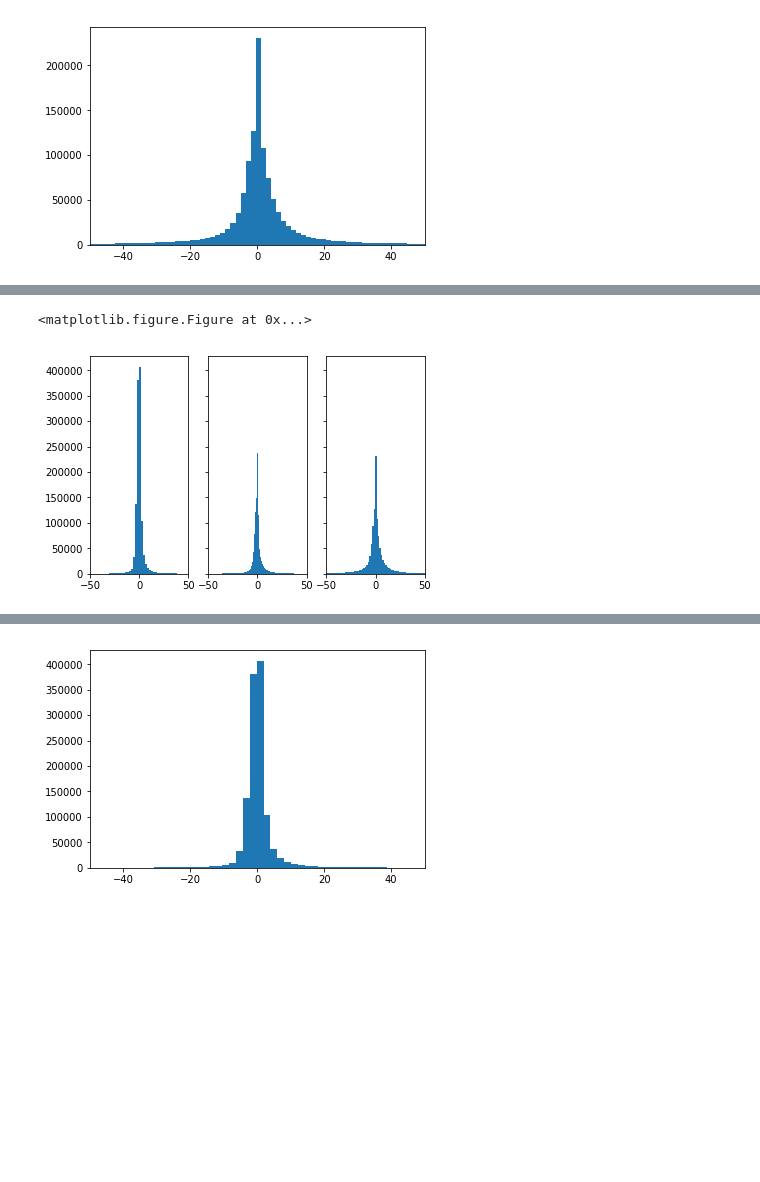
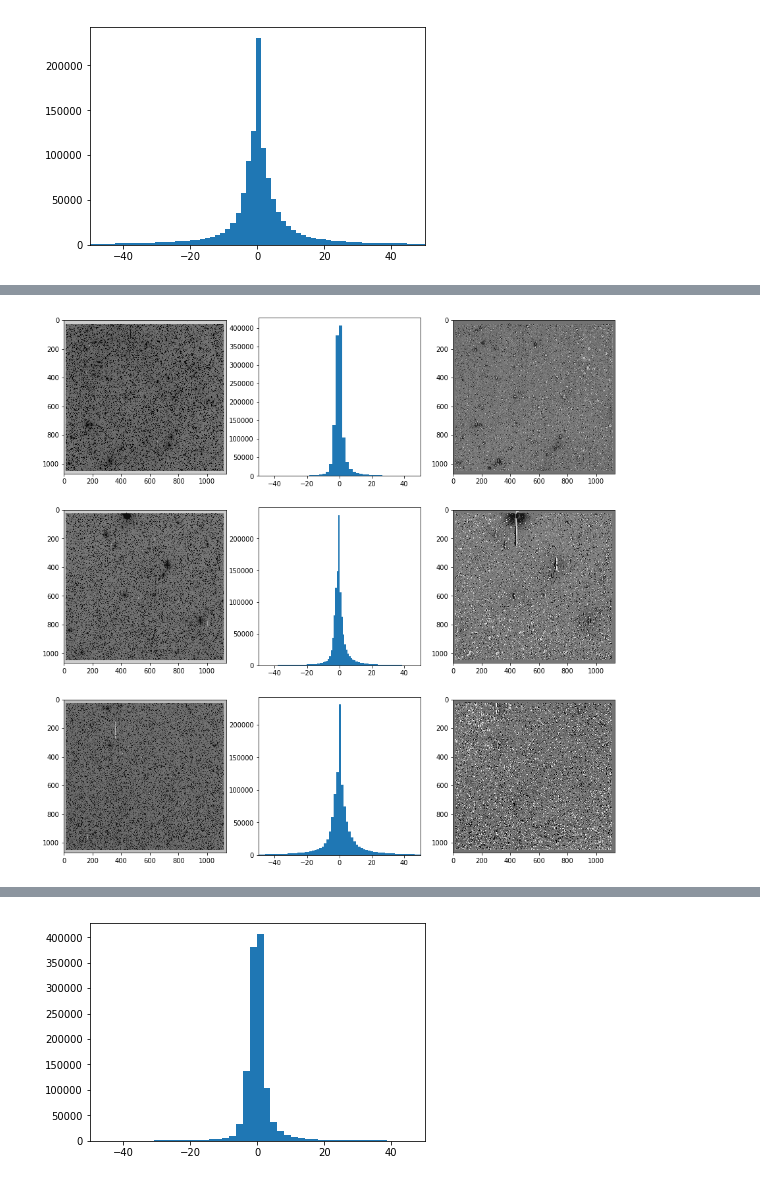
Before and after one commit to mj1e16lsst/keplerPhotometry, a Jupyter notebook: histograms.ipynb, the cells around one changed output, grey strips where cells are left out. Saved outputs shown, nothing was run; the diff lists cells and outputs as text; code cells hidden in the pictures; blank space fills up the shorter version.

```diff
--- a/histograms.ipynb
+++ b/histograms.ipynb
@@ -304,0 +306,6 @@ for im in images:
+# %%
+hdu_list = fits.open(images[0])
+image_data = hdu_list[0].data
+plt.figure(figsize=(10,10))
+plt.imshow(image_data,norm=LogNorm(),cmap='gray',vmin=10**5,vmax=10**6)
+plt.show()
@@ -305,13 +314,25 @@ for im in images:
+# %%
+images = ['/home/mj1e16/Simages/44real.png','/home/mj1e16/Simages/63real.png','/home/mj1e16/Simages/79real.png']
+diffimages = ['/home/mj1e16/Simages/diff44.png','/home/mj1e16/Simages/diff63.png','/home/mj1e16/Simages/diff79.png']
+fitsimages = ['/home/mj1e16/Simages/diff_44_1.fits','/home/mj1e16/Simages/diff_63_1.fits','/home/mj1e16/Simages/diff_79_1.fits']
 # %%
-fig,axes = plt.subplots(1,3,sharey=True)
+fig,axes = plt.subplots(3,3,figsize=(15,15))
 
 for im in range(len(images)):
-    hdu_list = fits.open(images[im])
+
+    img = mpimg.imread(images[im])
+    axes[im,0].imshow(img)
+
+    hdu_list = fits.open(fitsimages[im])
     image_data = hdu_list[0].data
-    axes[im].hist(image_data.flatten(),10000)
-    axes[im].set_xlim([-50,50])
+
+    axes[im,1].hist(image_data.flatten(),10000)
+    axes[im,1].set_xlim([-50,50])
+
+    img2 = mpimg.imread(diffimages[im])
+    axes[im,2].imshow(img2)
+
 plt.savefig('/home/mj1e16/thesisFigures/diffImHist.png')
 plt.show()
 # %% [output]
-<matplotlib.figure.Figure at 0x...>
-[figure, old version]
+[figure, new version]
```
Also changed, not shown: parts of 5 cells of this notebook, 11 other files.
